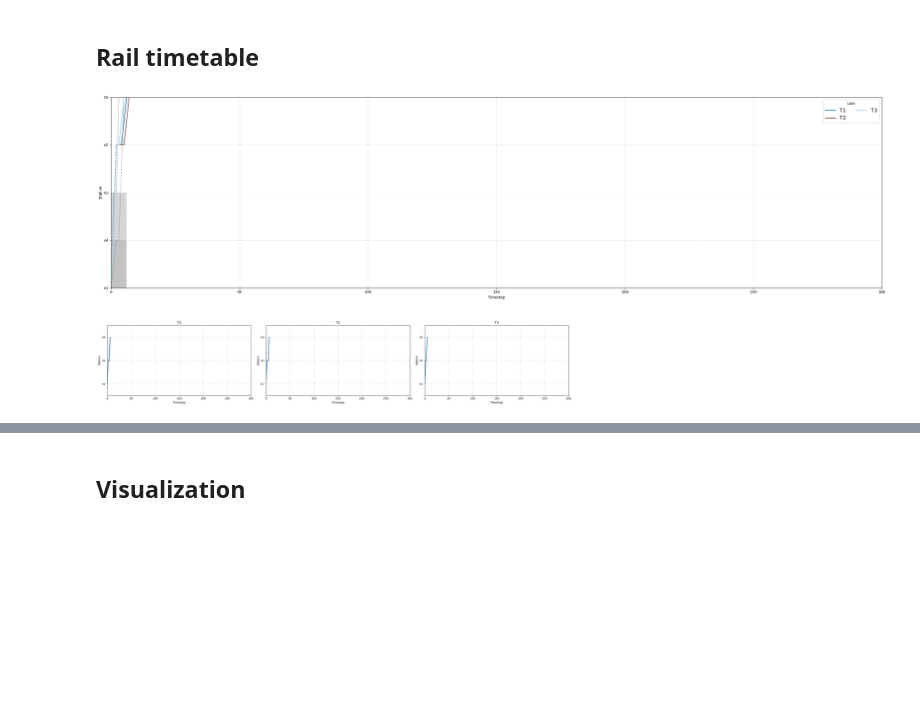
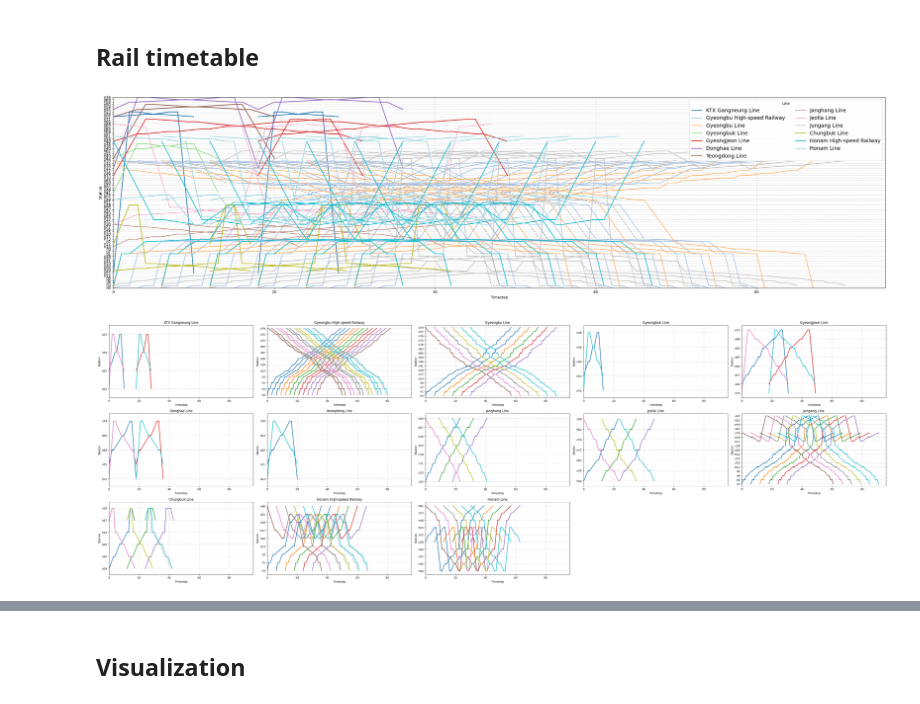
Before and after one commit to mjkang920/railnet_opt, a Jupyter notebook: 03_rail_scheduling_dynamic_opt/main.ipynb, the cells around one changed output, grey strips where cells are left out. Saved outputs shown, nothing was run; the diff lists cells and outputs as text; code cells hidden in the pictures; blank space fills up the shorter version.

```diff
--- a/03_rail_scheduling_dynamic_opt/main.ipynb
+++ b/03_rail_scheduling_dynamic_opt/main.ipynb
@@ -39,21 +39,21 @@ from pathlib import Path
 from inputs import get_input_files
 
 # Horizon and capacities
-T          = 300
+T          = 96
 max_wait   = 4
-CAPACITY_EDGE = 5
-CAPACITY_NODE = set()
+CAPACITY_EDGE = 3
+CAPACITY_NODE = 2
 
 # Incident window and modelling constants
-failed_edges =  {"e2", "e3"}  # set() or {"e91", "e91r","e101", "e101r"}
+failed_edges =  set()  # set() or {"e91", "e91r","e101", "e101r"}
 FAIL_T   = 0
 T_clear  = 6
 DWELL_MIN = 1
 BIG_M     = 10**6
 
 # REGION / DAY Settings
-REGION = "uk_real"          # "kor", "uk", "uk_real", "toynet"
-DAY    = "MON"              # "MON", "TUE", "WED", "THU", "FRI", "SAT", "SUN" (only for uk_real)
+REGION = "kor"          # "kor", "uk", "uk_real", "toynet"
+DAY    = set()              # "MON", "TUE", "WED", "THU", "FRI", "SAT", "SUN" (only for uk_real)
 MODULE_DIR = Path.cwd().resolve()
 sys.path.insert(0, str(MODULE_DIR))
 
@@ -381,17 +394,18 @@ for line, trs in by_line.items():
 # %%
 md.h_final = h_final
 md.station_map_global = station_map_global
 md.by_line = by_line
 md.sol_legs = sol_legs
 md.visited_by_train = visited_by_train
 md.visited_by_line = visited_by_line
 md.global_order = global_order
+md.REGION = REGION
 
-plot_all_lines_global(xmax=T)
-plot_lines_dynamic_y(xmax=T)
+plot_all_lines_global(xmax=96)
+plot_lines_dynamic_y(xmax=96)
 # %% [output]
-[figure, old version]
+[figure, new version]
-[figure, old version]
+[figure, new version]
 # %%
 import json
 import numpy as np
```
Also changed, not shown: parts of 4 cells of this notebook, 9 other files.
